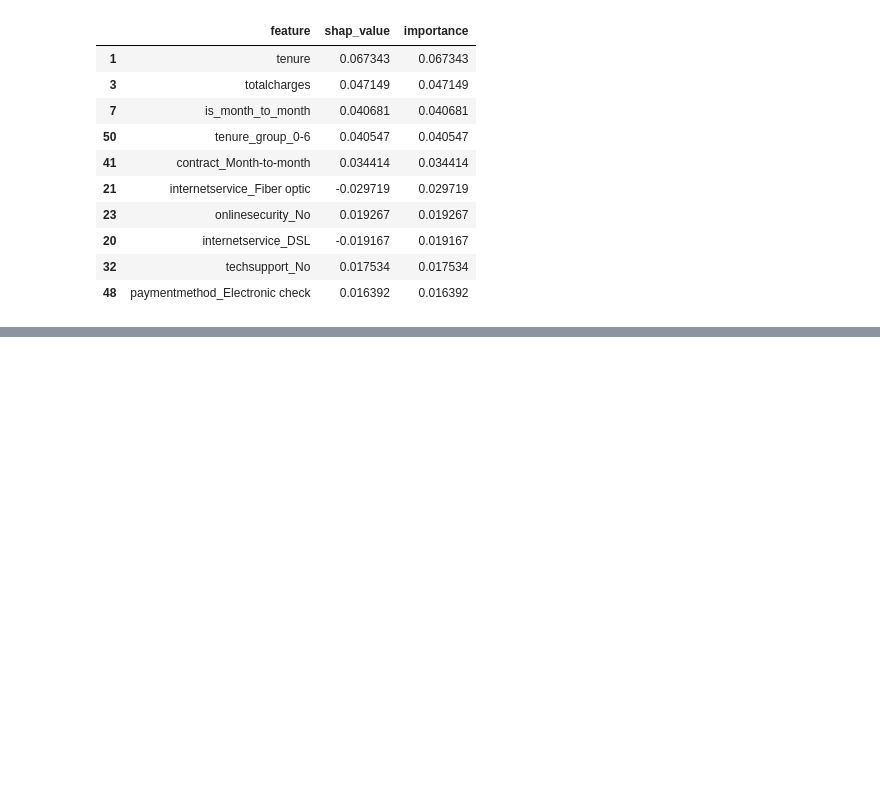
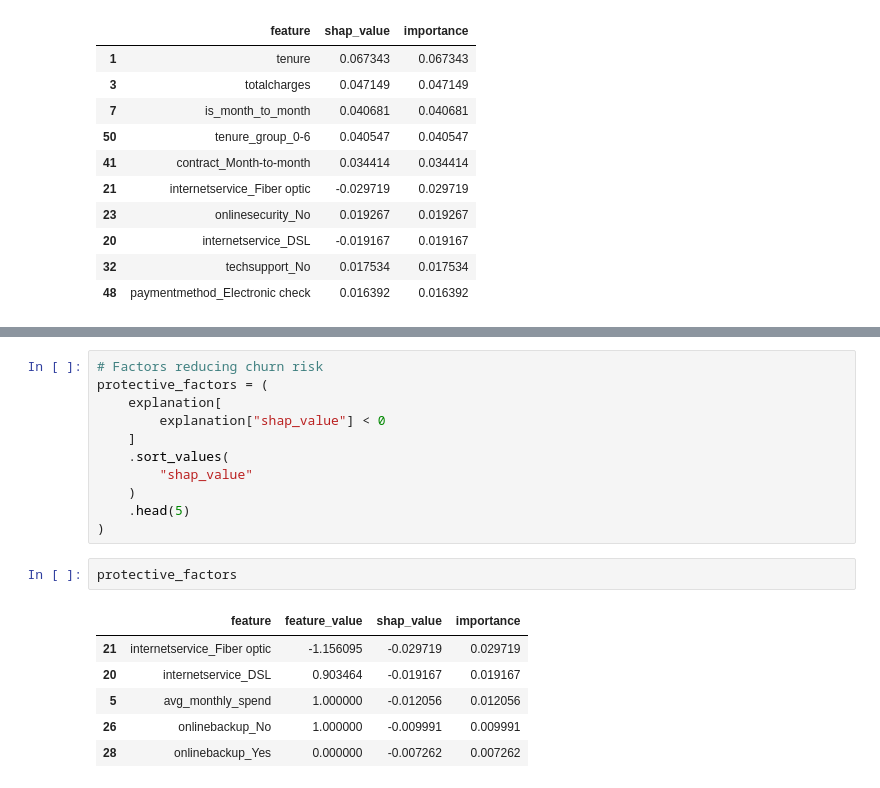
Before and after one commit to Akshit-Singh-00/customer-churn-ai, a Jupyter notebook: notebooks/05_shap_explainability.ipynb, the cells around one changed output, grey strips where cells are left out. Drawn from its saved outputs; the diff is of its cells as text; blank space fills up the shorter version.

```diff
--- a/notebooks/05_shap_explainability.ipynb
+++ b/notebooks/05_shap_explainability.ipynb
@@ -616,0 +674,20 @@ explanation.head(10)
+# %%
+# Factors reducing churn risk
+protective_factors = (
+    explanation[
+        explanation["shap_value"] < 0
+    ]
+    .sort_values(
+        "shap_value"
+    )
+    .head(5)
+)
+# %%
+protective_factors
+# %% [output]
+|  | feature | feature_value | shap_value | importance |
+| 21 | internetservice_Fiber optic | -1.156095 | -0.029719 | 0.029719 |
+| 20 | internetservice_DSL | 0.903464 | -0.019167 | 0.019167 |
+| 5 | avg_monthly_spend | 1.000000 | -0.012056 | 0.012056 |
+| 26 | onlinebackup_No | 1.000000 | -0.009991 | 0.009991 |
+| 28 | onlinebackup_Yes | 0.000000 | -0.007262 | 0.007262 |
```
Also changed, not shown: parts of 53 cells of this notebook, 1 other file.
